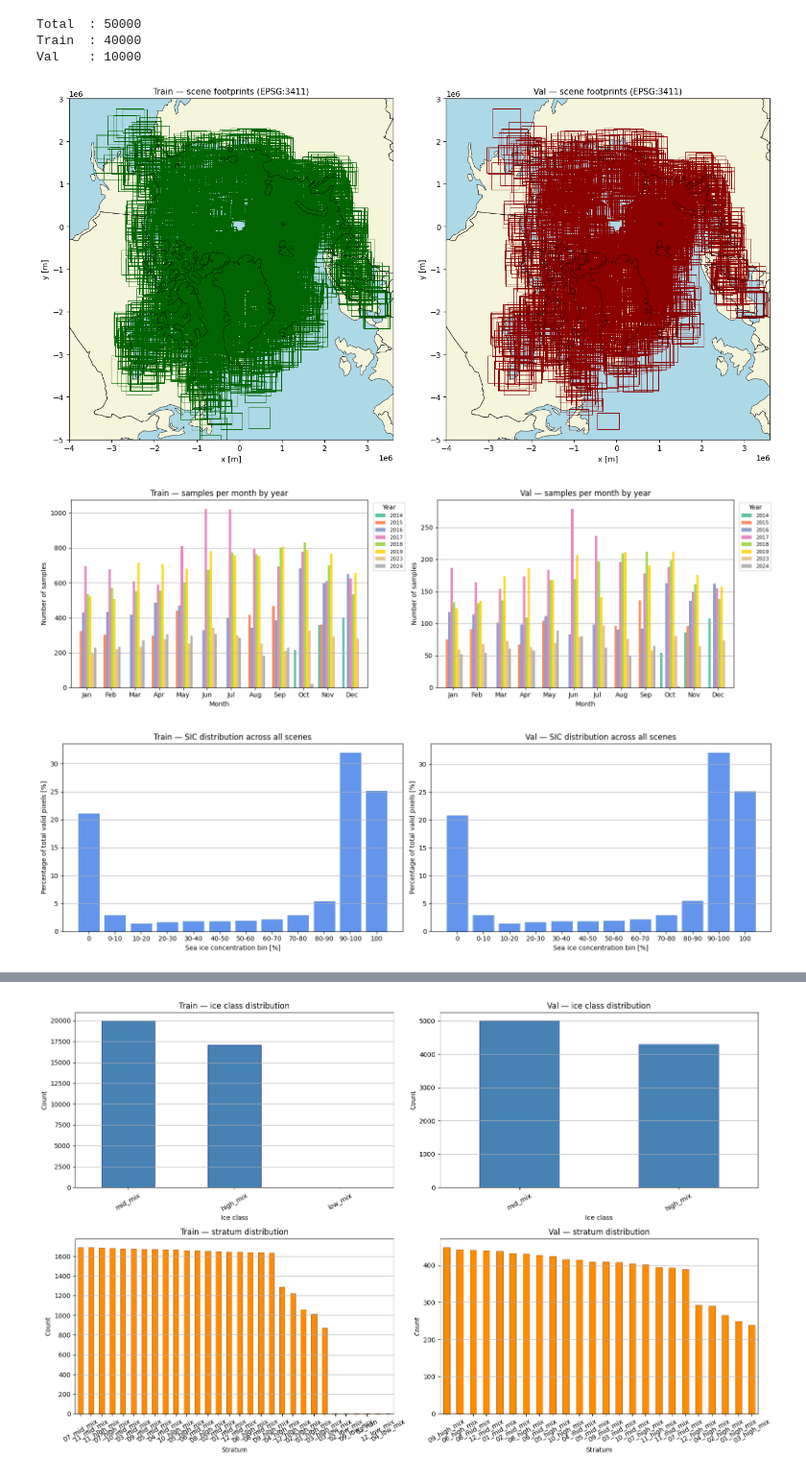
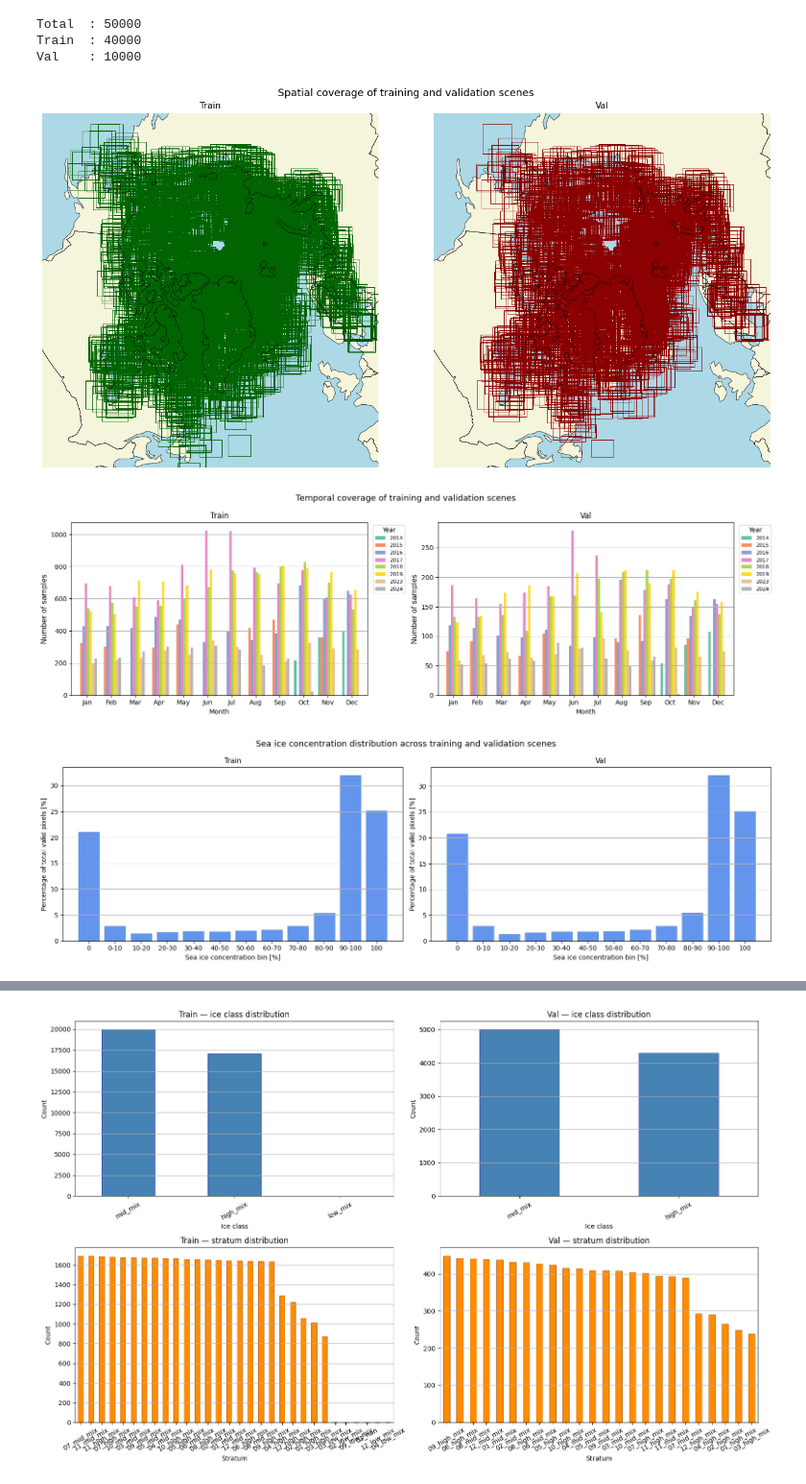
Before and after one commit to NinnaL/Master-thesis---Super-resolution-sea-ice-concentration-using-generative-AI, a Jupyter notebook: Code/data_explorer.ipynb, the cells around one changed output, grey strips where cells are left out. Shown at 96% size. Drawn from its saved outputs; the diff is of its cells as text; code cells hidden in the pictures.

```diff
--- a/Code/data_explorer.ipynb
+++ b/Code/data_explorer.ipynb
@@ -236,38 +236,42 @@ import geopandas as gpd
 from shapely.geometry import box
 import ast
 
 world = gpd.read_file('/dmidata/projects/asip-cms/code/sentinel1_download/flood_data/ne_110m_admin_0_countries.shp')
 world = world[world['SOVEREIGNT'] != 'Antarctica']
 
 fig, axes = plt.subplots(1, 2, figsize=(14, 7))
 
 for ax, dfs, title, color in zip(
     axes,
     [df_train, df_val],
     ['Train', 'Val'],
     ['darkgreen', 'darkred'],
 ):
     gdf = gpd.GeoDataFrame(
         dfs.copy(),
         geometry=dfs['bbox'].apply(lambda s: box(*ast.literal_eval(s))),
         crs='EPSG:3411',
     )
 
     ax.set_facecolor('lightblue')
     world.to_crs(epsg=3411).plot(ax=ax, color='beige')
     world.boundary.to_crs(epsg=3411).plot(ax=ax, color='black', linewidth=0.5, zorder=3)
     gdf.boundary.to_crs(epsg=3411).plot(ax=ax, color=color, linewidth=0.7, zorder=2)
 
     ax.set_xlim(-4e6, 3.6e6)
     ax.set_ylim(-5e6, 3e6)
-    ax.set_title(f'{title} — scene footprints (EPSG:3411)', fontsize=11)
-    ax.set_xlabel('x [m]')
-    ax.set_ylabel('y [m]')
-
+    ax.set_title(f'{title}', fontsize=11)
+    # ax.set_xlabel('x [m]')
+    # ax.set_ylabel('y [m]')
+    ax.set_xticks([])
+    ax.set_yticks([])
+    for spine in ax.spines.values():
+        spine.set_visible(False)
+plt.suptitle('Spatial coverage of training and validation scenes', fontsize=13)
 plt.tight_layout()
 plt.show()
 # %% [output]
-[figure, old version]
+[figure, new version]
 # %%
 # Sample counts per month and year
 # seasonal and temporal coverage check
@@ -279,16 +283,17 @@ for ax, dfs, title in zip(axes, [df_train, df_val], ['Train', 'Val']):
     )
     ax.grid(axis='y')
     ax.set_xlabel('Month')
-    ax.set_ylabel('Number of samples')
-    ax.set_title(f'{title} — samples per month by year')
+    ax.set_ylabel('Number of samples', fontsize=11)
+    ax.set_title(f'{title}')
     ax.set_xticks(range(12))
     ax.set_xticklabels(['Jan','Feb','Mar','Apr','May','Jun','Jul','Aug','Sep','Oct','Nov','Dec'], rotation=0)
     ax.legend(title='Year', bbox_to_anchor=(1.01, 1), loc='upper left', fontsize=8)
 
+plt.suptitle('Temporal coverage of training and validation scenes', fontsize=13)
 plt.tight_layout()
 plt.show()
 # %% [output]
-[figure, old version]
+[figure, new version]
 # %%
 # SIC pixel distribution
 # class balance check between splits
@@ -307,13 +312,14 @@ for ax, dfs, title in zip(axes, [df_train, df_val], ['Train', 'Val']):
     ax.set_xticklabels(xlabels, rotation=0)
     ax.set_xlabel('Sea ice concentration bin [%]')
     ax.set_ylabel('Percentage of total valid pixels [%]')
-    ax.set_title(f'{title} — SIC distribution across all scenes')
+    ax.set_title(f'{title}', fontsize=11)
     ax.grid(axis='y')
 
+plt.suptitle('Sea ice concentration distribution across training and validation scenes', fontsize=13)
 plt.tight_layout()
 plt.show()
 # %% [output]
-[figure, old version]
+[figure, new version]
 # %%
 fig, axes = plt.subplots(1, 2, figsize=(14, 5))
 
```
Also changed, not shown: parts of 2 cells of this notebook, 14 other files.
